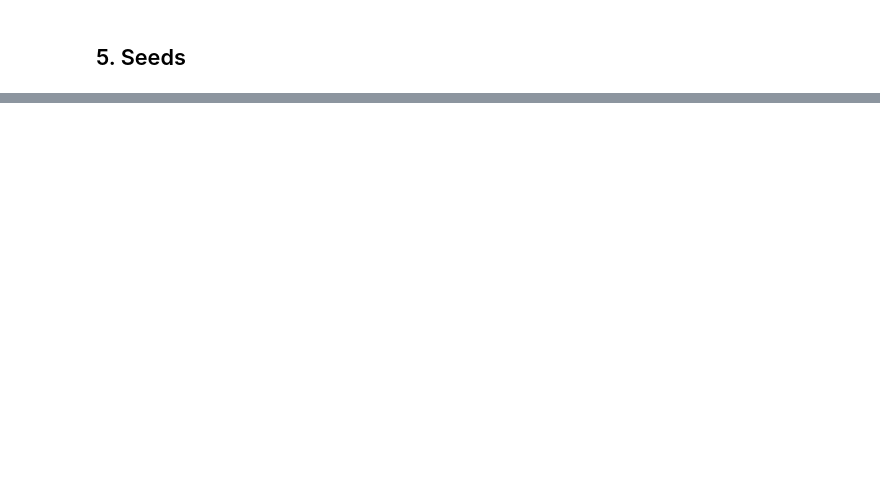
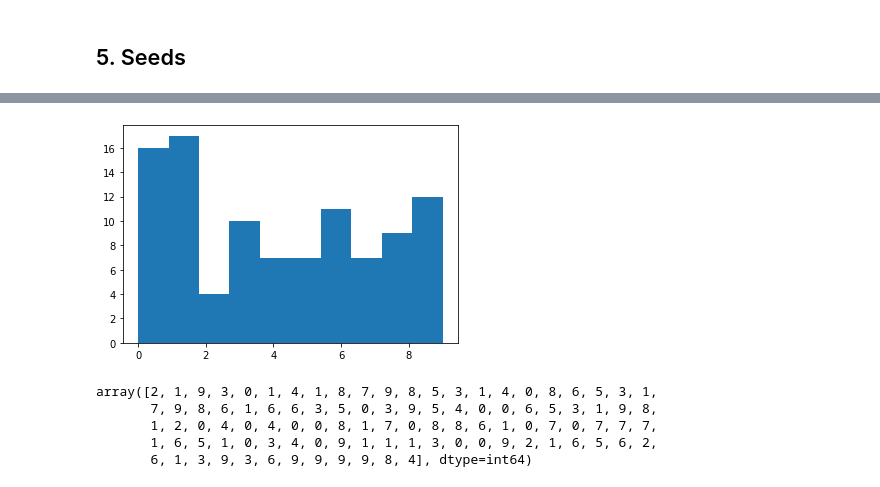
Before and after one commit to AndyWalker81/ProgrammingForDataAnalysis_Assessment, a Jupyter notebook: numpy-random.ipynb, the cells around one changed output, grey strips where cells are left out. Saved outputs shown, nothing was run; the diff lists cells and outputs as text; code cells hidden in the pictures; blank space fills up the shorter version.

```diff
--- a/numpy-random.ipynb
+++ b/numpy-random.ipynb
@@ -1160,0 +1164,12 @@ https://en.wikipedia.org/wiki/Mersenne_Twister
+# %%
+x = rng.integers(10, size=100)
+plt.hist(x)
+plt.show()
+x
+# %% [output]
+[figure, added]
+array([2, 1, 9, 3, 0, 1, 4, 1, 8, 7, 9, 8, 5, 3, 1, 4, 0, 8, 6, 5, 3, 1,
+       7, 9, 8, 6, 1, 6, 6, 3, 5, 0, 3, 9, 5, 4, 0, 0, 6, 5, 3, 1, 9, 8,
+       1, 2, 0, 4, 0, 4, 0, 0, 8, 1, 7, 0, 8, 8, 6, 1, 0, 7, 0, 7, 7, 7,
+       1, 6, 5, 1, 0, 3, 4, 0, 9, 1, 1, 1, 3, 0, 0, 9, 2, 1, 6, 5, 6, 2,
+       6, 1, 3, 9, 3, 6, 9, 9, 9, 9, 8, 4], dtype=int64)
```
Also changed, not shown: parts of 68 cells of this notebook.
